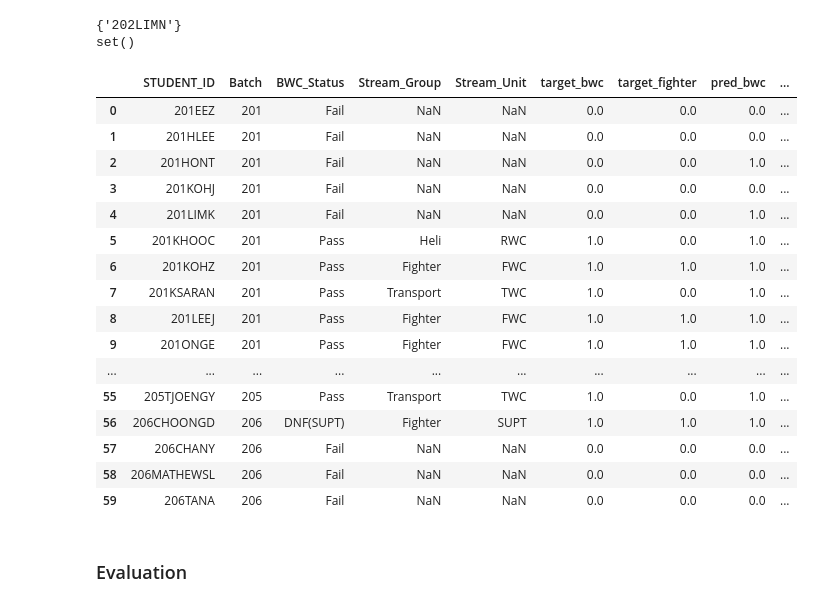
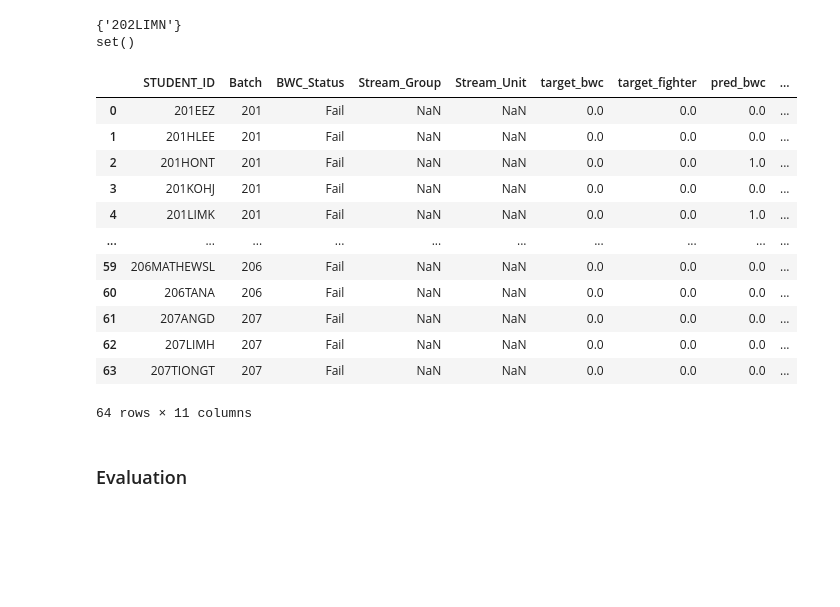
Before and after one commit to MikPad31/bwc_early_streaming, a Jupyter notebook: inference.ipynb, the cells around one changed output. Cells and saved outputs as stored; diff of their text form; code cells hidden in the pictures; blank space fills up the shorter version.

```diff
--- a/inference.ipynb
+++ b/inference.ipynb
@@ -194,7 +201,8 @@ stage2_best_model = joblib.load("models/stage2_best_model.joblib")
 ### Stage 1: Predict BWC pass or fail
 # %%
 # Keep only the feature columns
-X1 = wide.drop(columns="STUDENT_ID")
+# X1 = wide.drop(columns="STUDENT_ID")
+X1 = wide.drop(columns=["STUDENT_ID", "Mod_3_completion_status"])
 
 # Get predictions and associated probability
 y_pred1 = stage1_best_model.predict(X1)
@@ -226,7 +234,9 @@ wide
 passes = wide[wide["pred_bwc"] == 1].drop(columns=["pred_bwc", "prob_bwc"])
 
 # Keep only the feature columns
-X2 = passes.drop(columns=["STUDENT_ID"])
+# X2 = passes.drop(columns=["STUDENT_ID"])
+X2 = passes.drop(columns=["STUDENT_ID", "Mod_3_completion_status"])
+
 
 # Get predictions and associated probability
 y_pred2 = stage2_best_model.predict(X2)
@@ -260,12 +265,22 @@ passes
 ### Final output
 # %%
 predictions = pd.merge(
-    wide[["STUDENT_ID", "pred_bwc", "prob_bwc"]],
+    wide[["STUDENT_ID", "pred_bwc", "prob_bwc", "Mod_3_completion_status"]],
     passes[["STUDENT_ID", "pred_fighter", "prob_fighter"]],
     on="STUDENT_ID",
     how="left",
 )
 predictions = predictions.fillna(0.0)
+predictions = predictions[
+    [
+        "STUDENT_ID",
+        "pred_bwc",
+        "prob_bwc",
+        "pred_fighter",
+        "prob_fighter",
+        "Mod_3_completion_status",
+    ]
+]
 # %%
 predictions.head(20)
 # %% [output]
@@ -316,7 +331,7 @@ Ground truth is taken from `data/labels/BWC201t207_Status_as_of_end_Feb2026.xlsx
 ### Get ground truth
 # %%
 # Load ground truth
-ground_truth = pd.read_excel("data/labels/BWC201t207_Status_as_of_end_Feb2026.xlsx")
+ground_truth = pd.read_excel("data/labels/BWC201t208_Status_as_of_end_Mar2026.xlsx")
 ground_truth = ground_truth.rename(columns={"STUDENT_ID_ORIG": "STUDENT_ID"})
 
 # Create target columns
@@ -347,32 +362,29 @@ set()
 # %%
 final = pd.merge(ground_truth, predictions, on="STUDENT_ID", how="left")
 
 # Drop rows where target_BWC is nan, i.e. Ongoing, DNF due to med, disciplinary, etc.
 final = final.dropna(subset="target_bwc").reset_index(drop=True)
 
 # Enforce datatype
 for col in ["target_bwc", "target_fighter", "pred_bwc", "pred_fighter", "prob_bwc", "prob_fighter"]:
     final[col] = final[col].astype("Float64")
 
+final = final.drop(columns=["Mod_3_completion_status"])
 final
 # %% [output]
 |  | STUDENT_ID | Batch | BWC_Status | Stream_Group | Stream_Unit | target_bwc | target_fighter | pred_bwc | ... |
 | 0 | 201EEZ | 201 | Fail | NaN | NaN | 0.0 | 0.0 | 0.0 | ... |
 | 1 | 201HLEE | 201 | Fail | NaN | NaN | 0.0 | 0.0 | 0.0 | ... |
 | 2 | 201HONT | 201 | Fail | NaN | NaN | 0.0 | 0.0 | 1.0 | ... |
 | 3 | 201KOHJ | 201 | Fail | NaN | NaN | 0.0 | 0.0 | 0.0 | ... |
 | 4 | 201LIMK | 201 | Fail | NaN | NaN | 0.0 | 0.0 | 1.0 | ... |
-| 5 | 201KHOOC | 201 | Pass | Heli | RWC | 1.0 | 0.0 | 1.0 | ... |
-| 6 | 201KOHZ | 201 | Pass | Fighter | FWC | 1.0 | 1.0 | 1.0 | ... |
-| 7 | 201KSARAN | 201 | Pass | Transport | TWC | 1.0 | 0.0 | 1.0 | ... |
-| 8 | 201LEEJ | 201 | Pass | Fighter | FWC | 1.0 | 1.0 | 1.0 | ... |
-| 9 | 201ONGE | 201 | Pass | Fighter | FWC | 1.0 | 1.0 | 1.0 | ... |
 | ... | ... | ... | ... | ... | ... | ... | ... | ... | ... |
-| 55 | 205TJOENGY | 205 | Pass | Transport | TWC | 1.0 | 0.0 | 1.0 | ... |
-| 56 | 206CHOONGD | 206 | DNF(SUPT) | Fighter | SUPT | 1.0 | 1.0 | 1.0 | ... |
-| 57 | 206CHANY | 206 | Fail | NaN | NaN | 0.0 | 0.0 | 0.0 | ... |
-| 58 | 206MATHEWSL | 206 | Fail | NaN | NaN | 0.0 | 0.0 | 0.0 | ... |
-| 59 | 206TANA | 206 | Fail | NaN | NaN | 0.0 | 0.0 | 0.0 | ... |
+| 59 | 206MATHEWSL | 206 | Fail | NaN | NaN | 0.0 | 0.0 | 0.0 | ... |
+| 60 | 206TANA | 206 | Fail | NaN | NaN | 0.0 | 0.0 | 0.0 | ... |
+| 61 | 207ANGD | 207 | Fail | NaN | NaN | 0.0 | 0.0 | 0.0 | ... |
+| 62 | 207LIMH | 207 | Fail | NaN | NaN | 0.0 | 0.0 | 0.0 | ... |
+| 63 | 207TIONGT | 207 | Fail | NaN | NaN | 0.0 | 0.0 | 0.0 | ... |
+64 rows × 11 columns
 # %% [markdown]
 ### Evaluation
 # %%
```
Also changed, not shown: parts of 12 cells of this notebook, 2 other files.
